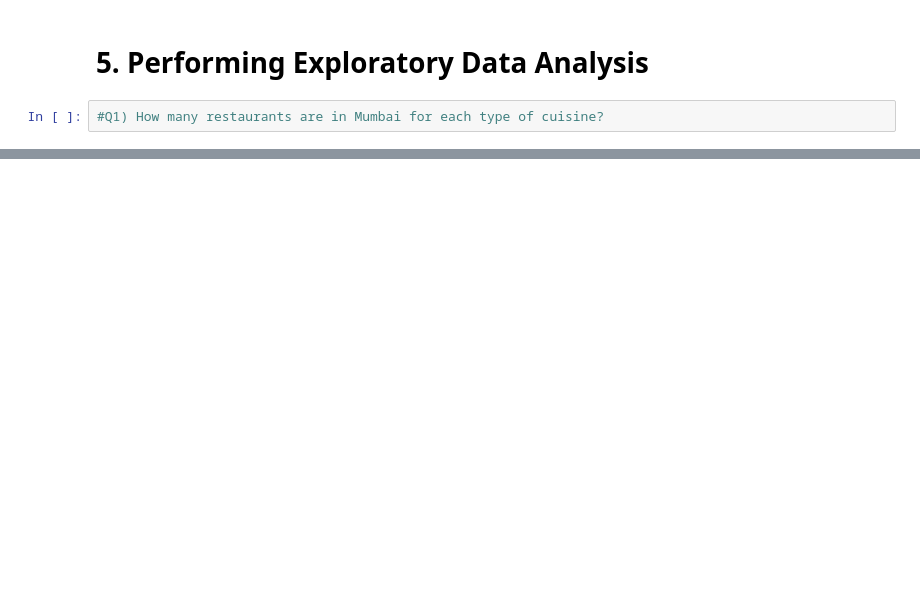
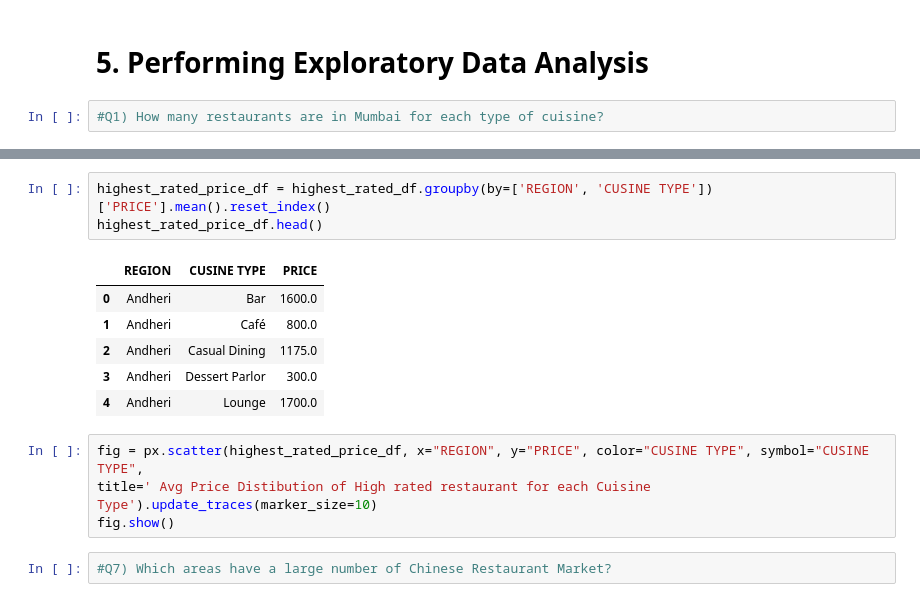
Before and after one commit to ArchanaAI/Zomato-Mumbai-analysis, a Jupyter notebook: Zomata Mumbai Analysis.ipynb, the cells around one changed output, grey strips where cells are left out. Cells and saved outputs as stored; diff of their text form; blank space fills up the shorter version.

```diff
--- a/Zomata Mumbai Analysis.ipynb
+++ b/Zomata Mumbai Analysis.ipynb
@@ -478,0 +541,16 @@ Successfully installed kaleido-0.2.1
+# %%
+highest_rated_price_df = highest_rated_df.groupby(by=['REGION', 'CUSINE TYPE'])['PRICE'].mean().reset_index()
+highest_rated_price_df.head()
+# %% [output]
+|  | REGION | CUSINE TYPE | PRICE |
+| 0 | Andheri | Bar | 1600.0 |
+| 1 | Andheri | Café | 800.0 |
+| 2 | Andheri | Casual Dining | 1175.0 |
+| 3 | Andheri | Dessert Parlor | 300.0 |
+| 4 | Andheri | Lounge | 1700.0 |
+# %%
+fig = px.scatter(highest_rated_price_df, x="REGION", y="PRICE", color="CUSINE TYPE", symbol="CUSINE TYPE",
+title=' Avg Price Distibution of High rated restaurant for each Cuisine Type').update_traces(marker_size=10)
+fig.show()
+# %%
+#Q7) Which areas have a large number of Chinese Restaurant Market?
```
Also changed, not shown: parts of 17 cells of this notebook.
